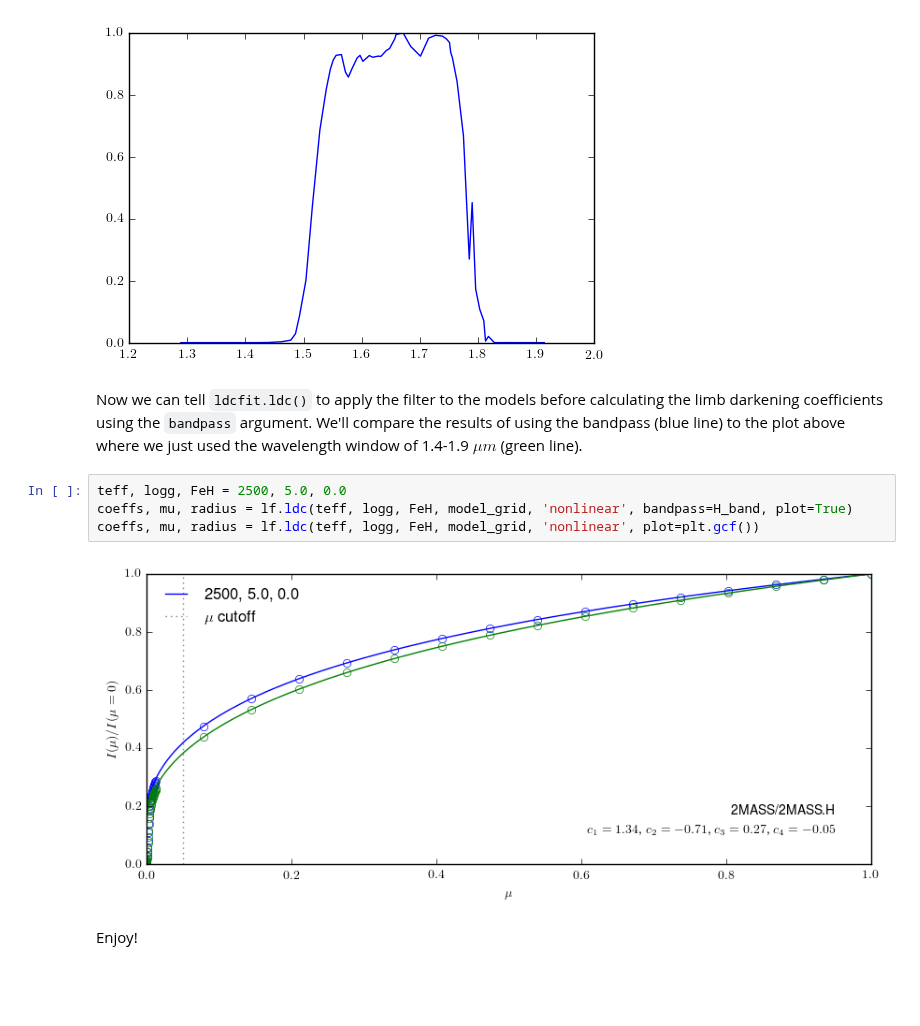
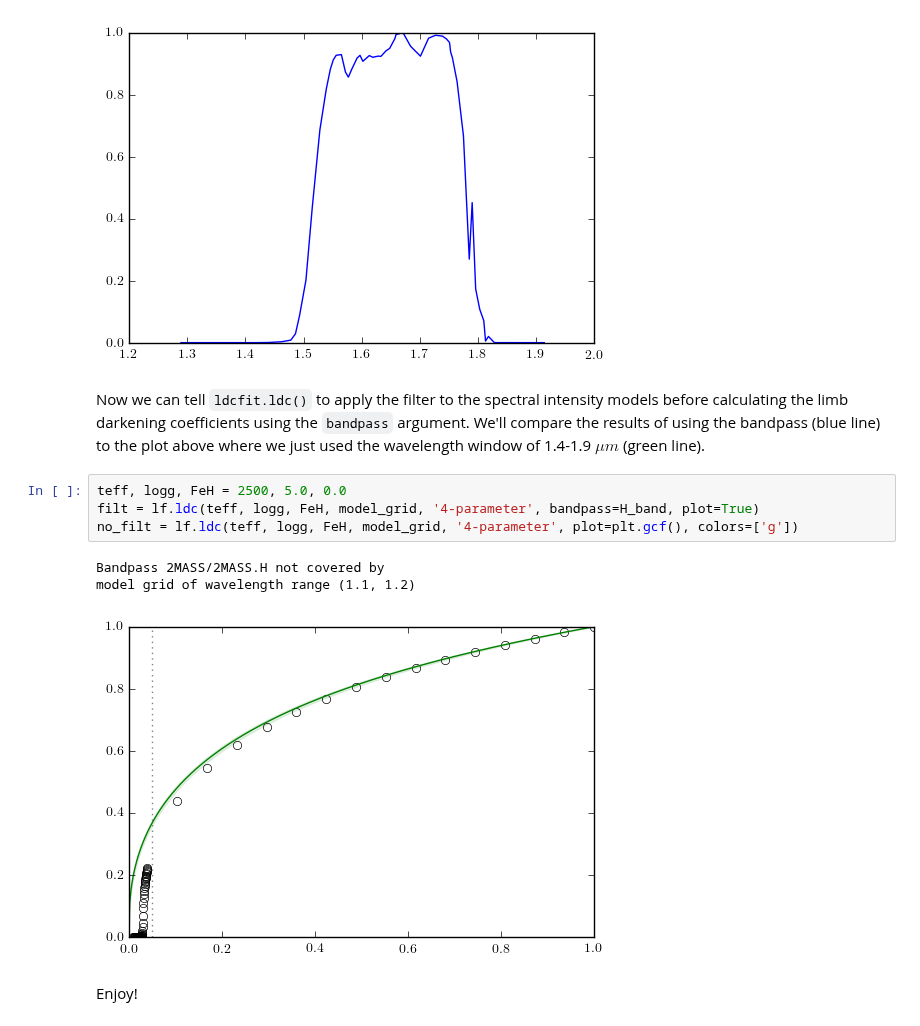
Before and after one commit to ExoCTK/exoctk, a Jupyter notebook: ExoCTK/notebooks/ldc_demo.ipynb, the cells around one changed output. Cells and saved outputs as stored; diff of their text form; blank space fills up the shorter version.

```diff
--- a/ExoCTK/notebooks/ldc_demo.ipynb
+++ b/ExoCTK/notebooks/ldc_demo.ipynb
@@ -90,12 +84,14 @@ plt.plot(*H_band.rsr)
 [<matplotlib.lines.Line2D at 0x...>]
 [figure]
 # %% [markdown]
-Now we can tell `ldcfit.ldc()` to apply the filter to the models before calculating the limb darkening coefficients using the `bandpass` argument. We'll compare the results of using the bandpass (blue line) to the plot above where we just used the wavelength window of 1.4-1.9 $\mu m$ (green line).
+Now we can tell `ldcfit.ldc()` to apply the filter to the spectral intensity models before calculating the limb darkening coefficients using the `bandpass` argument. We'll compare the results of using the bandpass (blue line) to the plot above where we just used the wavelength window of 1.4-1.9 $\mu m$ (green line).
 # %%
 teff, logg, FeH = 2500, 5.0, 0.0
-coeffs, mu, radius = lf.ldc(teff, logg, FeH, model_grid, 'nonlinear', bandpass=H_band, plot=True)
-coeffs, mu, radius = lf.ldc(teff, logg, FeH, model_grid, 'nonlinear', plot=plt.gcf())
+filt = lf.ldc(teff, logg, FeH, model_grid, '4-parameter', bandpass=H_band, plot=True)
+no_filt = lf.ldc(teff, logg, FeH, model_grid, '4-parameter', plot=plt.gcf(), colors=['g'])
 # %% [output]
+Bandpass 2MASS/2MASS.H not covered by
+model grid of wavelength range (1.1, 1.2)
-[figure, old version]
+[figure, new version]
 # %% [markdown]
 Enjoy!
```
Also changed, not shown: parts of 8 cells of this notebook, 2 other files.
